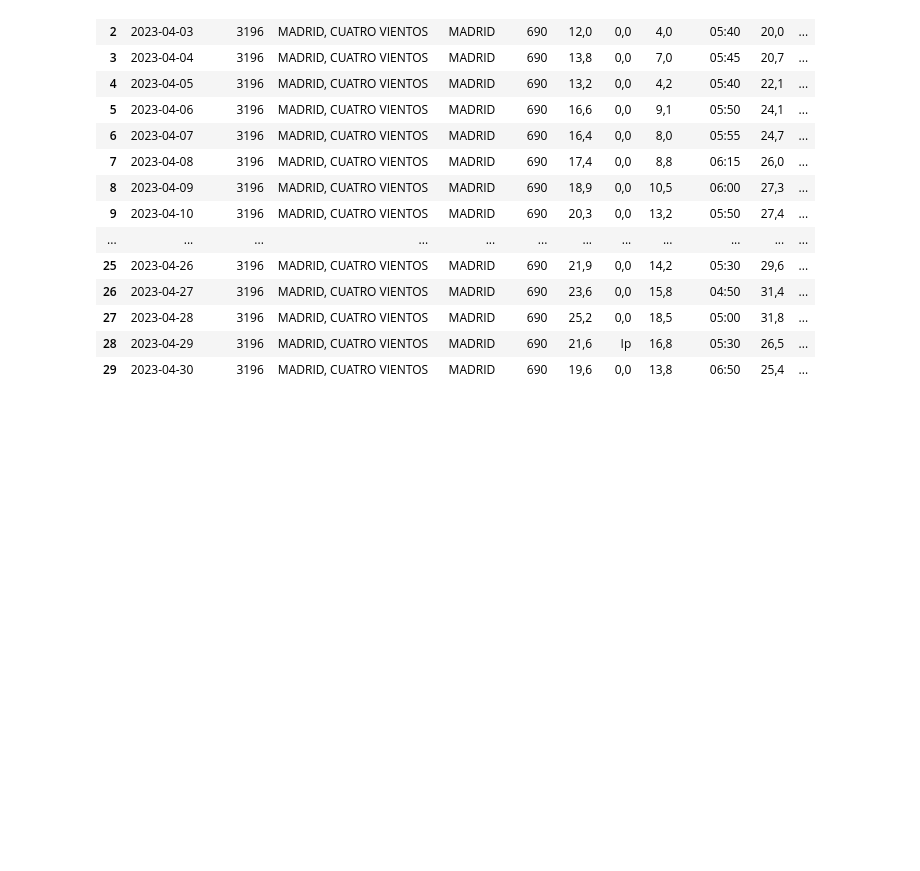
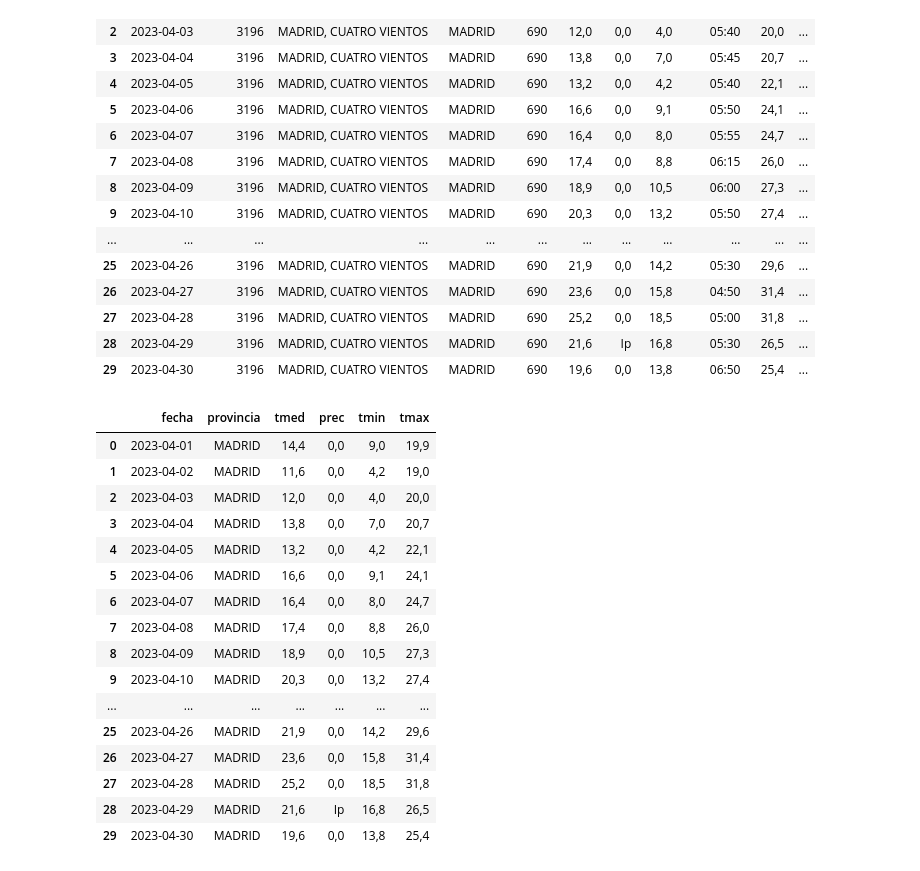
Before and after one commit to dapafer/ETL-process, a Jupyter notebook: src/AEMET_data_API.ipynb, the cells around one changed output. Saved outputs shown, nothing was run; the diff lists cells and outputs as text; code cells hidden in the pictures; blank space fills up the shorter version.

```diff
--- a/src/AEMET_data_API.ipynb
+++ b/src/AEMET_data_API.ipynb
@@ -192,3 +192,26 @@ clima_dia_abr23_df
 | 27 | 2023-04-28 | 3196 | MADRID, CUATRO VIENTOS | MADRID | 690 | 25,2 | 0,0 | 18,5 | 05:00 | 31,8 | ... |
 | 28 | 2023-04-29 | 3196 | MADRID, CUATRO VIENTOS | MADRID | 690 | 21,6 | Ip | 16,8 | 05:30 | 26,5 | ... |
 | 29 | 2023-04-30 | 3196 | MADRID, CUATRO VIENTOS | MADRID | 690 | 19,6 | 0,0 | 13,8 | 06:50 | 25,4 | ... |
+# %%
+# eliminar columnas que no aportan valor
+clima_dia_abr23_df = clima_dia_abr23_df.drop(columns=['indicativo', 'nombre', 'altitud', 'horatmin', 'horatmax', 'dir', 'velmedia', 'racha', 'horaracha', 'sol', 'presMax', 'horaPresMax', 'presMin', 'horaPresMin'])
+
+clima_dia_abr23_df
+# %% [output]
+|  | fecha | provincia | tmed | prec | tmin | tmax |
+| 0 | 2023-04-01 | MADRID | 14,4 | 0,0 | 9,0 | 19,9 |
+| 1 | 2023-04-02 | MADRID | 11,6 | 0,0 | 4,2 | 19,0 |
+| 2 | 2023-04-03 | MADRID | 12,0 | 0,0 | 4,0 | 20,0 |
+| 3 | 2023-04-04 | MADRID | 13,8 | 0,0 | 7,0 | 20,7 |
+| 4 | 2023-04-05 | MADRID | 13,2 | 0,0 | 4,2 | 22,1 |
+| 5 | 2023-04-06 | MADRID | 16,6 | 0,0 | 9,1 | 24,1 |
+| 6 | 2023-04-07 | MADRID | 16,4 | 0,0 | 8,0 | 24,7 |
+| 7 | 2023-04-08 | MADRID | 17,4 | 0,0 | 8,8 | 26,0 |
+| 8 | 2023-04-09 | MADRID | 18,9 | 0,0 | 10,5 | 27,3 |
+| 9 | 2023-04-10 | MADRID | 20,3 | 0,0 | 13,2 | 27,4 |
+| ... | ... | ... | ... | ... | ... | ... |
+| 25 | 2023-04-26 | MADRID | 21,9 | 0,0 | 14,2 | 29,6 |
+| 26 | 2023-04-27 | MADRID | 23,6 | 0,0 | 15,8 | 31,4 |
+| 27 | 2023-04-28 | MADRID | 25,2 | 0,0 | 18,5 | 31,8 |
+| 28 | 2023-04-29 | MADRID | 21,6 | Ip | 16,8 | 26,5 |
+| 29 | 2023-04-30 | MADRID | 19,6 | 0,0 | 13,8 | 25,4 |
```
Also changed, not shown: parts of 5 cells of this notebook, 1 other file.
